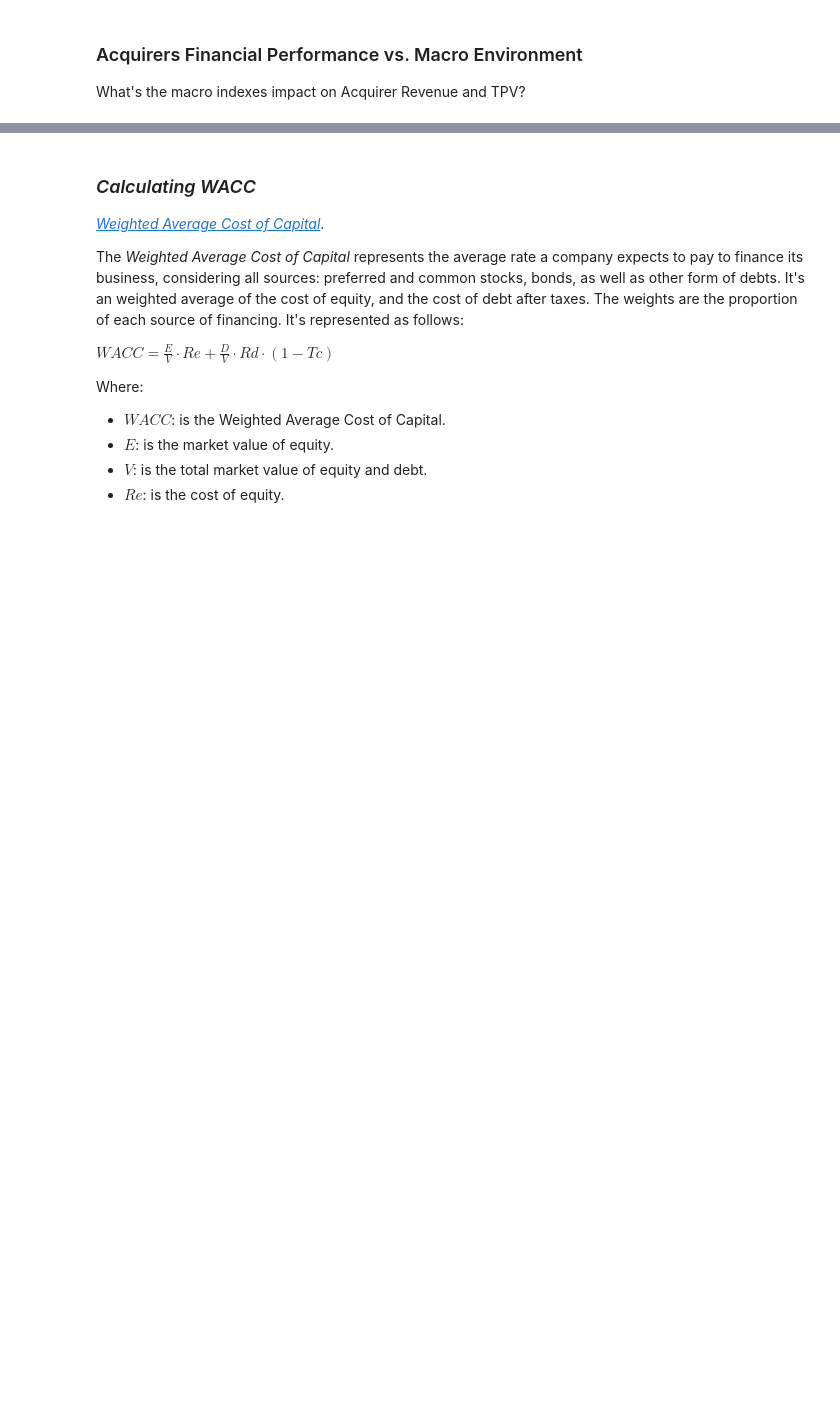
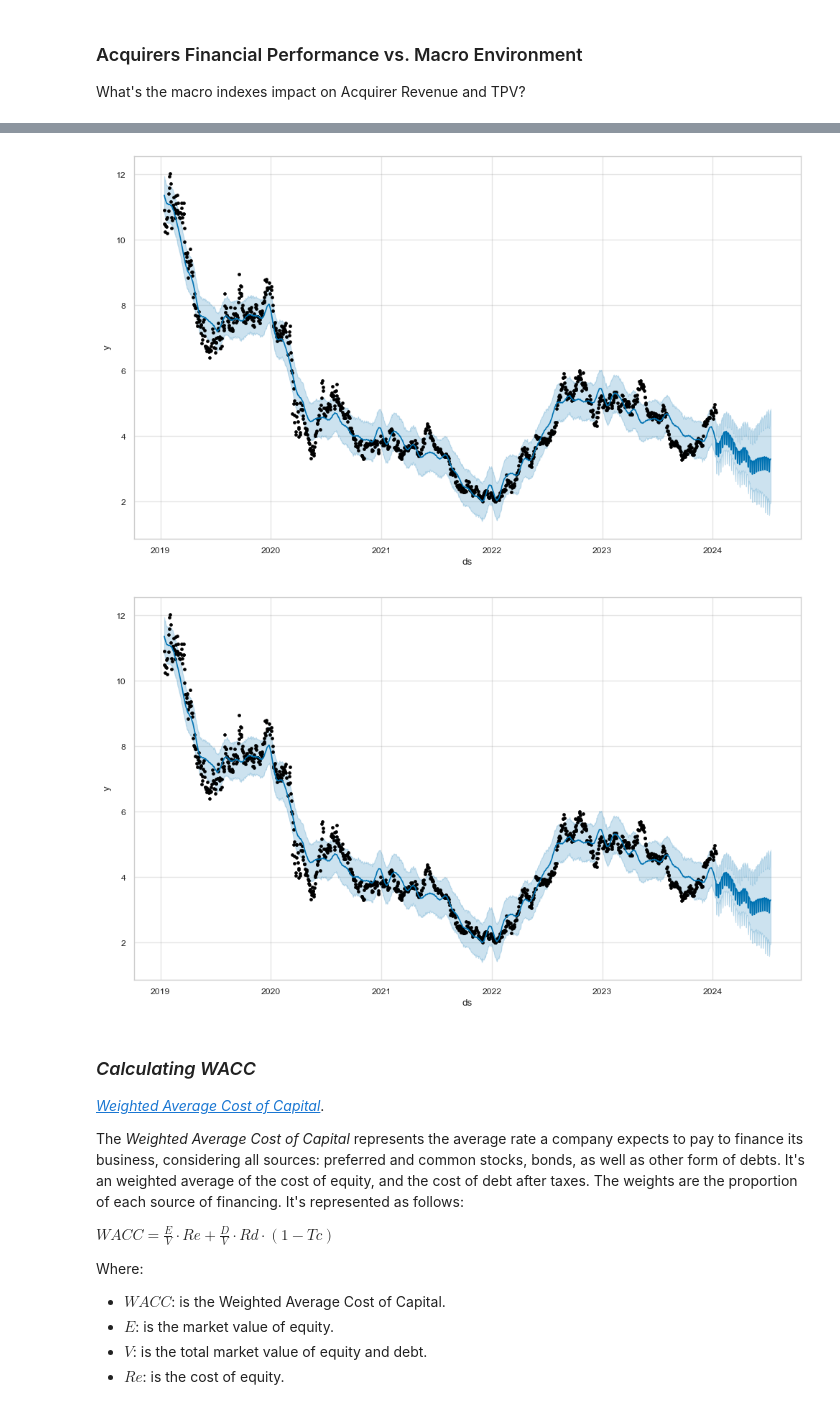
Before and after one commit to vitrpereira/analytics, a Jupyter notebook: notebooks/acquirer_companies_analysis.ipynb, the cells around one changed output, grey strips where cells are left out. Drawn from its saved outputs; the diff is of its cells as text; code cells hidden in the pictures; blank space fills up the shorter version.

```diff
--- a/notebooks/acquirer_companies_analysis.ipynb
+++ b/notebooks/acquirer_companies_analysis.ipynb
@@ -380,0 +400,4 @@ for i, fs in list(enumerate(financials_datasets)):
+# %%
+ciel3_slice = ciel3[['Date', 'Close']]
+
+ciel3_slice.head()
@@ -380,0 +411,4 @@ for i, fs in list(enumerate(financials_datasets)):
+# %%
+ciel3_slice = ciel3_slice.rename(columns={'Date': 'ds', 'Close': 'y'})
+
+ciel3_slice.head()
@@ -380,0 +422,2 @@ for i, fs in list(enumerate(financials_datasets)):
+# %%
+m.fit(ciel3_slice)
@@ -380,0 +432,6 @@ for i, fs in list(enumerate(financials_datasets)):
+# %%
+future = m.make_future_dataframe(freq='D', periods=181)
+
+forecast = m.predict(future)
+
+forecast.head()
@@ -381,3 +445,8 @@ for i, fs in list(enumerate(financials_datasets)):
+# %%
+m.plot(forecast)
+# %% [output]
+[figure, added]
+[figure, added]
 # %% [markdown]
 ### *Calculating WACC*
 
```
Also changed, not shown: parts of 18 cells of this notebook, 7 other files.
